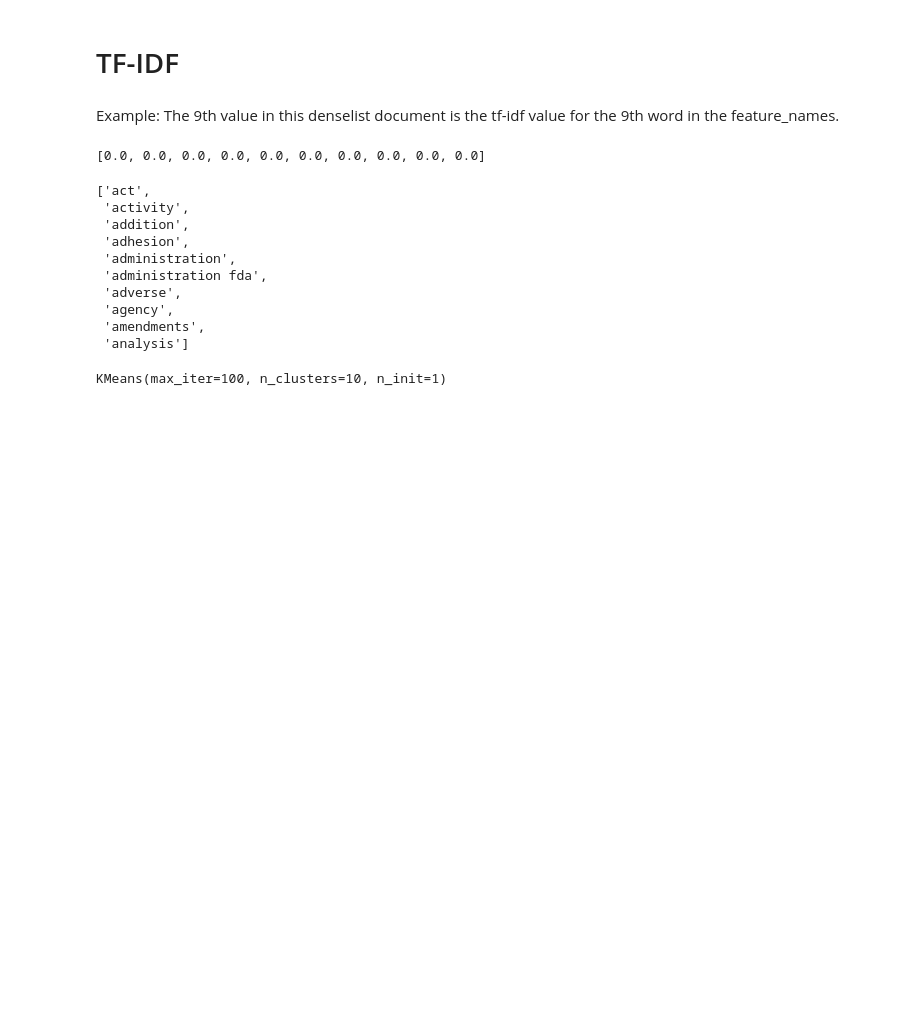
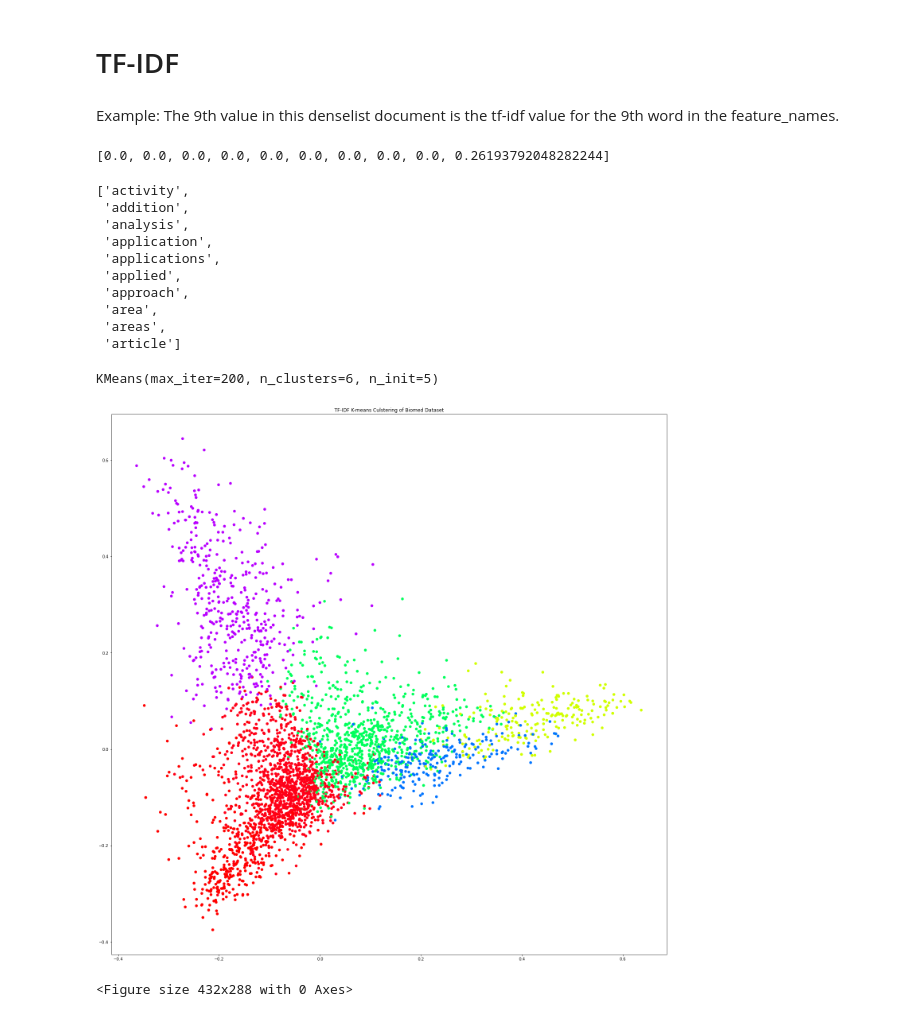
Before and after one commit to BriceB-20/Medical-Device-Project, a Jupyter notebook: Topic Modeling.ipynb, the cells around one changed output. Saved outputs shown, nothing was run; the diff lists cells and outputs as text; code cells hidden in the pictures; blank space fills up the shorter version.

Commit message:
K-means data viz

```diff
--- a/Topic Modeling.ipynb
+++ b/Topic Modeling.ipynb
@@ -44,8 +48,9 @@ def clean_docs(doc):
     doc = re.sub(r'[\s]$', '', doc) # remove whitespace at end of string
     return doc
 # %%
-# Cleaning method seems to break words that are hyphenateddue to a line break. ex: "units integral requirements delive ry direct patient"
-abst = [clean_docs(i) for i in list(med_dev_articles['Abstract'])]
+# Cleaning method seems to break words that are hyphenated due to a line break. ex: "units integral requirements delive ry direct patient"
+df = mesh_articles
+abst = [clean_docs(i) for i in list(df['Abstract'])]
 # %%
 # Documentation for vectorizer: https://scikit-learn.org/stable/modules/generated/sklearn.feature_extraction.text.TfidfVectorizer.html
 vec_max_feat = 200
@@ -79,35 +84,36 @@ Example: The 9th value in this denselist document is the tf-idf value for the 9t
 # %%
 denselist[0][0:10]
 # %% [output]
-[0.0, 0.0, 0.0, 0.0, 0.0, 0.0, 0.0, 0.0, 0.0, 0.0]
+[0.0, 0.0, 0.0, 0.0, 0.0, 0.0, 0.0, 0.0, 0.0, 0.26193792048282244]
 # %%
 feature_names[0:10]
 # %% [output]
-['act',
- 'activity',
+['activity',
  'addition',
- 'adhesion',
- 'administration',
- 'administration fda',
- 'adverse',
- 'agency',
- 'amendments',
- 'analysis']
+ 'analysis',
+ 'application',
+ 'applications',
+ 'applied',
+ 'approach',
+ 'area',
+ 'areas',
+ 'article']
 # %%
 # K-Means Clustering
 
-nk = 8 # Number of desired clusters
-model = KMeans(n_clusters=nk, init="k-means++", max_iter=100, n_init=1)
+nk = 6 # Number of desired clusters
+model = KMeans(n_clusters=nk, init="k-means++", max_iter=200, n_init=5)
 model.fit(vectors)
 # %% [output]
-KMeans(max_iter=100, n_clusters=10, n_init=1)
+KMeans(max_iter=200, n_clusters=6, n_init=5)
 # %%
 # Write file with top 10 words from each cluster
 order_centroids = model.cluster_centers_.argsort()[:, ::-1]
 terms = vectorizer.get_feature_names()
 
-with open ("cluster_results.txt", "w", encoding="utf-8") as f:
-    f.write(f"Max vectorization features:{vec_max_feat}\n")
+date = datetime.now().strftime('%Y_%m_%d')
+with open (f"TF-IDF Plots and Clusters/{date} cluster_results.txt", "w", encoding="utf-8") as f:
+    f.write(f"Max vectorization features:{vec_max_feat}\nClusters:{nk}\n\n")
     for i in range(nk):
         f.write(f"Cluster {i + 1}")
         f.write("\n")
@@ -116,3 +122,33 @@ with open ("cluster_results.txt", "w", encoding="utf-8") as f:
             f.write("\n")
         f.write("\n")
         f.write("\n")
+# %%
+# Data Visualization
+# https://stackoverflow.com/questions/27494202/how-do-i-visualize-data-points-of-tf-idf-vectors-for-kmeans-clustering
+
+kmeans_indices = model.fit_predict(vectors)
+
+pca = PCA(n_components=2)
+scatter_plot_points = pca.fit_transform(vectors.toarray())
+
+x_axis = [o[0] for o in scatter_plot_points]
+y_axis = [o[1] for o in scatter_plot_points]
+
+fig, ax = plt.subplots(figsize=(25,25))
+
+# https://stackoverflow.com/questions/65927253/linearsegmentedcolormap-to-list
+cmap = plt.cm.get_cmap('hsv', nk)
+cmap_list = [mcolors.rgb2hex(cmap(i)) for i in range(cmap.N)]
+
+ax.scatter(x_axis, y_axis, c=[cmap_list[d] for d in kmeans_indices])
+ax.set_title(f'TF-IDF K-means Culstering of Biomed Dataset')
+
+# for i, date in enumerate(df['Date'].apply(lambda x : eval(x).year)):
+#     ax.annotate(date, (x_axis[i], y_axis[i]))
+
+plt.show()
+
+plt.savefig(f'TF-IDF Plots and Clusters/{date} plot.png')
+# %% [output]
+[figure, added]
+<Figure size 432x288 with 0 Axes>
```
Also changed, not shown: parts of 2 cells of this notebook, 4 other files.
